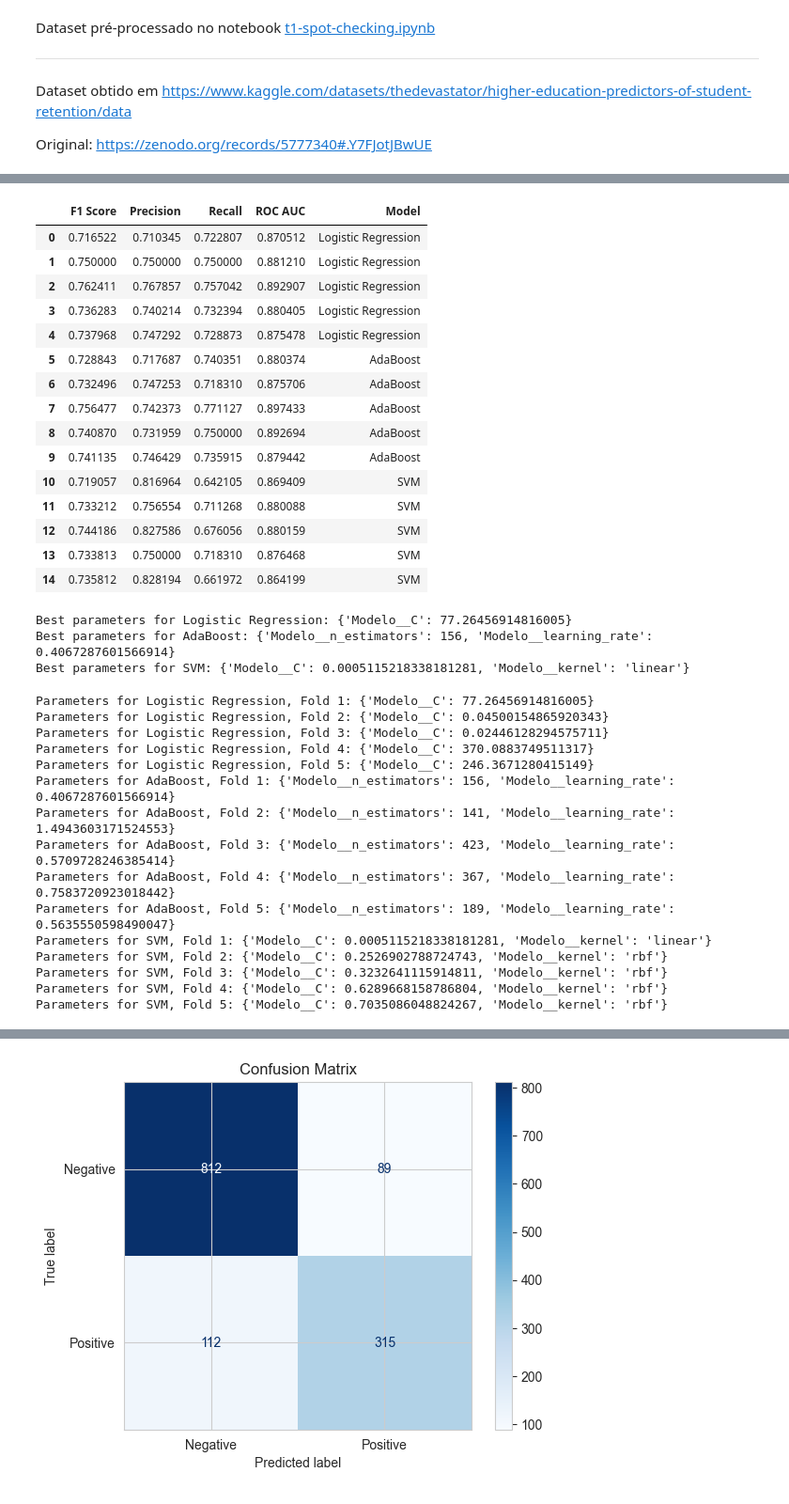
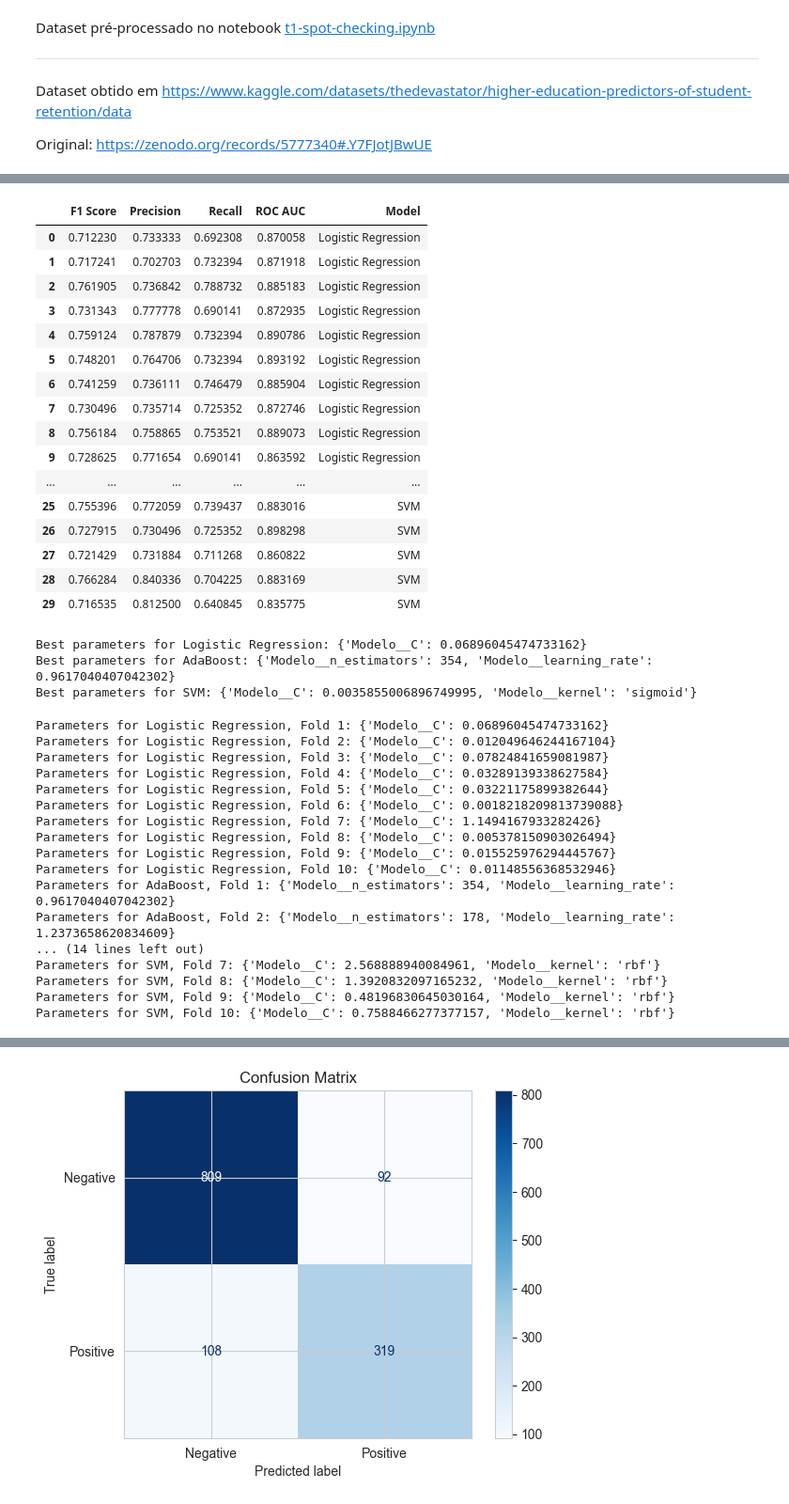
Before and after one commit to leonardoazzi/ipp-student-dropout, a Jupyter notebook: src/t2-otimizacao.ipynb, the cells around one changed output, grey strips where cells are left out. Shown at 94% size. Drawn from its saved outputs; the diff is of its cells as text; code cells hidden in the pictures.

```diff
--- a/src/t2-otimizacao.ipynb
+++ b/src/t2-otimizacao.ipynb
@@ -401,7 +401,7 @@ def evaluate_best_params(model, best_params, X_train, y_train, X_test, y_test):
         'ROC AUC': roc_auc_score(y_test, pipeline.predict_proba(X_test)[:, 1])
     }
 # %%
-def nested_cv_with_optuna(X, y, models, outer_folds=4, inner_folds=2, metric='f1'):
+def nested_cv_with_optuna(X, y, models, outer_folds, inner_folds, metric):
 
     # Define o k-fold externo para a nested cv
     outer_cv = StratifiedKFold(n_splits=outer_folds, shuffle=True, random_state=42)
@@ -425,7 +425,7 @@ def nested_cv_with_optuna(X, y, models, outer_folds=4, inner_folds=2, metric='f1
             y_train, y_test = y.iloc[train_idx], y.iloc[test_idx]
 
             # Executa o estudo do Optuna para o fold atual
-            study = run_optuna_study_for_fold(model_name, model, X_train, y_train, inner_folds, metric, n_trials=20)
+            study = run_optuna_study_for_fold(model_name, model, X_train, y_train, inner_folds, metric, n_trials=100)
             studies.append(study)  # Append the study to the list
 
             # Obtém os melhores parâmetros do estudo
@@ -464,6 +464,6 @@ optuna_algo_dict = {
 }
 
 # Executa a validação cruzada aninhada com otimização de hiperparâmetros via Optuna
-results_df, best_study_per_model, best_params_per_model, best_f1_per_model, all_fold_params_per_model = nested_cv_with_optuna(X, y, optuna_algo_dict, outer_folds=5, inner_folds=3, metric='f1')
+results_df, best_study_per_model, best_params_per_model, best_f1_per_model, all_fold_params_per_model = nested_cv_with_optuna(X, y, optuna_algo_dict, outer_folds=10, inner_folds=5, metric='f1')
 display(results_df)
 # %% [output]
@@ -487,46 +487,49 @@ display(results_df)
 |  | F1 Score | Precision | Recall | ROC AUC | Model |
-| 0 | 0.716522 | 0.710345 | 0.722807 | 0.870512 | Logistic Regression |
-| 1 | 0.750000 | 0.750000 | 0.750000 | 0.881210 | Logistic Regression |
-| 2 | 0.762411 | 0.767857 | 0.757042 | 0.892907 | Logistic Regression |
-| 3 | 0.736283 | 0.740214 | 0.732394 | 0.880405 | Logistic Regression |
-| 4 | 0.737968 | 0.747292 | 0.728873 | 0.875478 | Logistic Regression |
-| 5 | 0.728843 | 0.717687 | 0.740351 | 0.880374 | AdaBoost |
-| 6 | 0.732496 | 0.747253 | 0.718310 | 0.875706 | AdaBoost |
-| 7 | 0.756477 | 0.742373 | 0.771127 | 0.897433 | AdaBoost |
-| 8 | 0.740870 | 0.731959 | 0.750000 | 0.892694 | AdaBoost |
-| 9 | 0.741135 | 0.746429 | 0.735915 | 0.879442 | AdaBoost |
-| 10 | 0.719057 | 0.816964 | 0.642105 | 0.869409 | SVM |
-| 11 | 0.733212 | 0.756554 | 0.711268 | 0.880088 | SVM |
-| 12 | 0.744186 | 0.827586 | 0.676056 | 0.880159 | SVM |
-| 13 | 0.733813 | 0.750000 | 0.718310 | 0.876468 | SVM |
-| 14 | 0.735812 | 0.828194 | 0.661972 | 0.864199 | SVM |
+| 0 | 0.712230 | 0.733333 | 0.692308 | 0.870058 | Logistic Regression |
+| 1 | 0.717241 | 0.702703 | 0.732394 | 0.871918 | Logistic Regression |
+| 2 | 0.761905 | 0.736842 | 0.788732 | 0.885183 | Logistic Regression |
+| 3 | 0.731343 | 0.777778 | 0.690141 | 0.872935 | Logistic Regression |
+| 4 | 0.759124 | 0.787879 | 0.732394 | 0.890786 | Logistic Regression |
+| 5 | 0.748201 | 0.764706 | 0.732394 | 0.893192 | Logistic Regression |
+| 6 | 0.741259 | 0.736111 | 0.746479 | 0.885904 | Logistic Regression |
+| 7 | 0.730496 | 0.735714 | 0.725352 | 0.872746 | Logistic Regression |
+| 8 | 0.756184 | 0.758865 | 0.753521 | 0.889073 | Logistic Regression |
+| 9 | 0.728625 | 0.771654 | 0.690141 | 0.863592 | Logistic Regression |
+| ... | ... | ... | ... | ... | ... |
+| 25 | 0.755396 | 0.772059 | 0.739437 | 0.883016 | SVM |
+| 26 | 0.727915 | 0.730496 | 0.725352 | 0.898298 | SVM |
+| 27 | 0.721429 | 0.731884 | 0.711268 | 0.860822 | SVM |
+| 28 | 0.766284 | 0.840336 | 0.704225 | 0.883169 | SVM |
+| 29 | 0.716535 | 0.812500 | 0.640845 | 0.835775 | SVM |
 # %%
 for model_name in best_params_per_model:
     print(f"Best parameters for {model_name}: {best_params_per_model[model_name]}")
 # %% [output]
-Best parameters for Logistic Regression: {'Modelo__C': 77.26456914816005}
-Best parameters for AdaBoost: {'Modelo__n_estimators': 156, 'Modelo__learning_rate': 0.4067287601566914}
-Best parameters for SVM: {'Modelo__C': 0.0005115218338181281, 'Modelo__kernel': 'linear'}
+Best parameters for Logistic Regression: {'Modelo__C': 0.06896045474733162}
+Best parameters for AdaBoost: {'Modelo__n_estimators': 354, 'Modelo__learning_rate': 0.9617040407042302}
+Best parameters for SVM: {'Modelo__C': 0.0035855006896749995, 'Modelo__kernel': 'sigmoid'}
 # %%
 for model_name, fold_params_list in all_fold_params_per_model.items():
     for fold_idx, fold_params in enumerate(fold_params_list, start=1):
         print(f"Parameters for {model_name}, Fold {fold_idx}: {fold_params}")
 # %% [output]
-Parameters for Logistic Regression, Fold 1: {'Modelo__C': 77.26456914816005}
-Parameters for Logistic Regression, Fold 2: {'Modelo__C': 0.04500154865920343}
-Parameters for Logistic Regression, Fold 3: {'Modelo__C': 0.02446128294575711}
-Parameters for Logistic Regression, Fold 4: {'Modelo__C': 370.0883749511317}
-Parameters for Logistic Regression, Fold 5: {'Modelo__C': 246.3671280415149}
-Parameters for AdaBoost, Fold 1: {'Modelo__n_estimators': 156, 'Modelo__learning_rate': 0.4067287601566914}
-Parameters for AdaBoost, Fold 2: {'Modelo__n_estimators': 141, 'Modelo__learning_rate': 1.4943603171524553}
-Parameters for AdaBoost, Fold 3: {'Modelo__n_estimators': 423, 'Modelo__learning_rate': 0.5709728246385414}
-Parameters for AdaBoost, Fold 4: {'Modelo__n_estimators': 367, 'Modelo__learning_rate': 0.7583720923018442}
-Parameters for AdaBoost, Fold 5: {'Modelo__n_estimators': 189, 'Modelo__learning_rate': 0.5635550598490047}
-Parameters for SVM, Fold 1: {'Modelo__C': 0.0005115218338181281, 'Modelo__kernel': 'linear'}
-Parameters for SVM, Fold 2: {'Modelo__C': 0.2526902788724743, 'Modelo__kernel': 'rbf'}
-Parameters for SVM, Fold 3: {'Modelo__C': 0.3232641115914811, 'Modelo__kernel': 'rbf'}
-Parameters for SVM, Fold 4: {'Modelo__C': 0.6289668158786804, 'Modelo__kernel': 'rbf'}
-Parameters for SVM, Fold 5: {'Modelo__C': 0.7035086048824267, 'Modelo__kernel': 'rbf'}
+Parameters for Logistic Regression, Fold 1: {'Modelo__C': 0.06896045474733162}
+Parameters for Logistic Regression, Fold 2: {'Modelo__C': 0.012049646244167104}
+Parameters for Logistic Regression, Fold 3: {'Modelo__C': 0.07824841659081987}
+Parameters for Logistic Regression, Fold 4: {'Modelo__C': 0.03289139338627584}
+Parameters for Logistic Regression, Fold 5: {'Modelo__C': 0.03221175899382644}
+Parameters for Logistic Regression, Fold 6: {'Modelo__C': 0.0018218209813739088}
+Parameters for Logistic Regression, Fold 7: {'Modelo__C': 1.1494167933282426}
+Parameters for Logistic Regression, Fold 8: {'Modelo__C': 0.005378150903026494}
+Parameters for Logistic Regression, Fold 9: {'Modelo__C': 0.015525976294445767}
+Parameters for Logistic Regression, Fold 10: {'Modelo__C': 0.01148556368532946}
+Parameters for AdaBoost, Fold 1: {'Modelo__n_estimators': 354, 'Modelo__learning_rate': 0.9617040407042302}
+Parameters for AdaBoost, Fold 2: {'Modelo__n_estimators': 178, 'Modelo__learning_rate': 1.2373658620834609}
+... (14 lines left out)
+Parameters for SVM, Fold 7: {'Modelo__C': 2.568888940084961, 'Modelo__kernel': 'rbf'}
+Parameters for SVM, Fold 8: {'Modelo__C': 1.3920832097165232, 'Modelo__kernel': 'rbf'}
+Parameters for SVM, Fold 9: {'Modelo__C': 0.48196830645030164, 'Modelo__kernel': 'rbf'}
+Parameters for SVM, Fold 10: {'Modelo__C': 0.7588466277377157, 'Modelo__kernel': 'rbf'}
 # %%
 best_study = best_study_per_model[model_name]
 print(best_study.best_params)  # Dictionary of best hyperparameters
```
Also changed, not shown: parts of 8 cells of this notebook.
